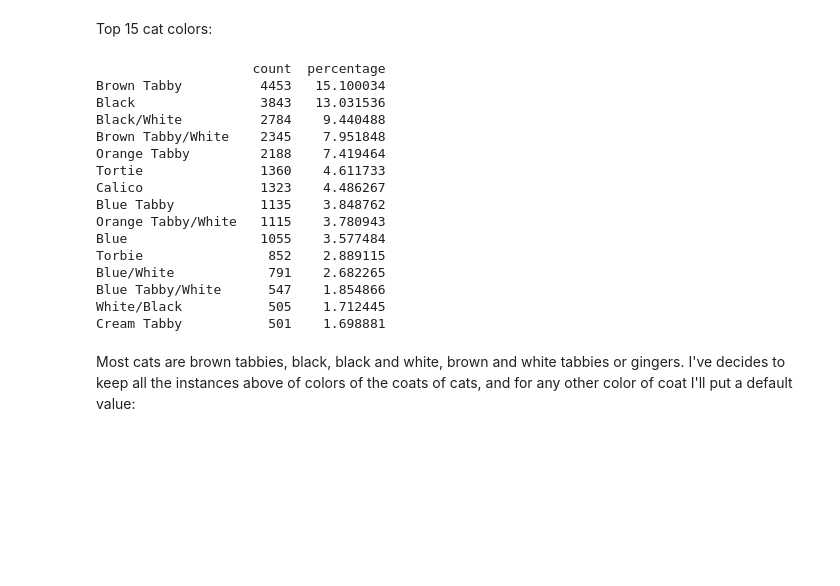
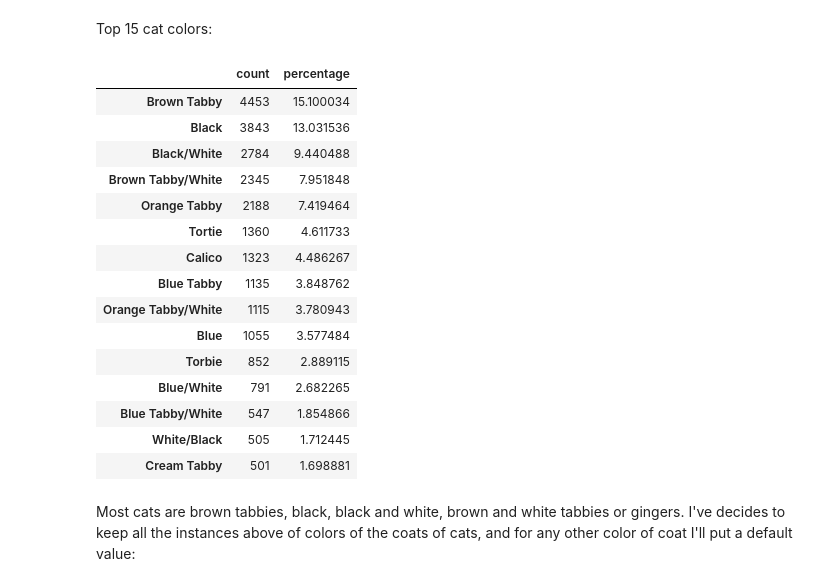
Before and after one commit to Darmendel/TDS-project, a Jupyter notebook: Final Pipeline.ipynb, the cells around one changed output. Saved outputs shown, nothing was run; the diff lists cells and outputs as text; code cells hidden in the pictures; blank space fills up the shorter version.

```diff
--- a/Final Pipeline.ipynb
+++ b/Final Pipeline.ipynb
@@ -584,25 +584,25 @@ dtf = dtf[column_order]
 # %% [markdown]
 Top 15 cat colors:
 # %%
-top_k_cat_colors = get_top_k(dtf, 'color', 'Cat', 15)
-print(top_k_cat_colors)
+top_k_cat_colors = pd.DataFrame(get_top_k(dtf, 'color', 'Cat', 15))
+top_k_cat_colors.head(15)
 # %% [output]
-                    count  percentage
-Brown Tabby          4453   15.100034
-Black                3843   13.031536
-Black/White          2784    9.440488
-Brown Tabby/White    2345    7.951848
-Orange Tabby         2188    7.419464
-Tortie               1360    4.611733
-Calico               1323    4.486267
-Blue Tabby           1135    3.848762
-Orange Tabby/White   1115    3.780943
-Blue                 1055    3.577484
-Torbie                852    2.889115
-Blue/White            791    2.682265
-Blue Tabby/White      547    1.854866
-White/Black           505    1.712445
-Cream Tabby           501    1.698881
+|  | count | percentage |
+| Brown Tabby | 4453 | 15.100034 |
+| Black | 3843 | 13.031536 |
+| Black/White | 2784 | 9.440488 |
+| Brown Tabby/White | 2345 | 7.951848 |
+| Orange Tabby | 2188 | 7.419464 |
+| Tortie | 1360 | 4.611733 |
+| Calico | 1323 | 4.486267 |
+| Blue Tabby | 1135 | 3.848762 |
+| Orange Tabby/White | 1115 | 3.780943 |
+| Blue | 1055 | 3.577484 |
+| Torbie | 852 | 2.889115 |
+| Blue/White | 791 | 2.682265 |
+| Blue Tabby/White | 547 | 1.854866 |
+| White/Black | 505 | 1.712445 |
+| Cream Tabby | 501 | 1.698881 |
 # %% [markdown]
 Most cats are brown tabbies, black, black and white, brown and white tabbies or gingers. I've decides to keep all the instances above of colors of the coats of cats, and for any other color of coat I'll put a default value:
 # %%
```
Also changed, not shown: parts of 16 cells of this notebook.
